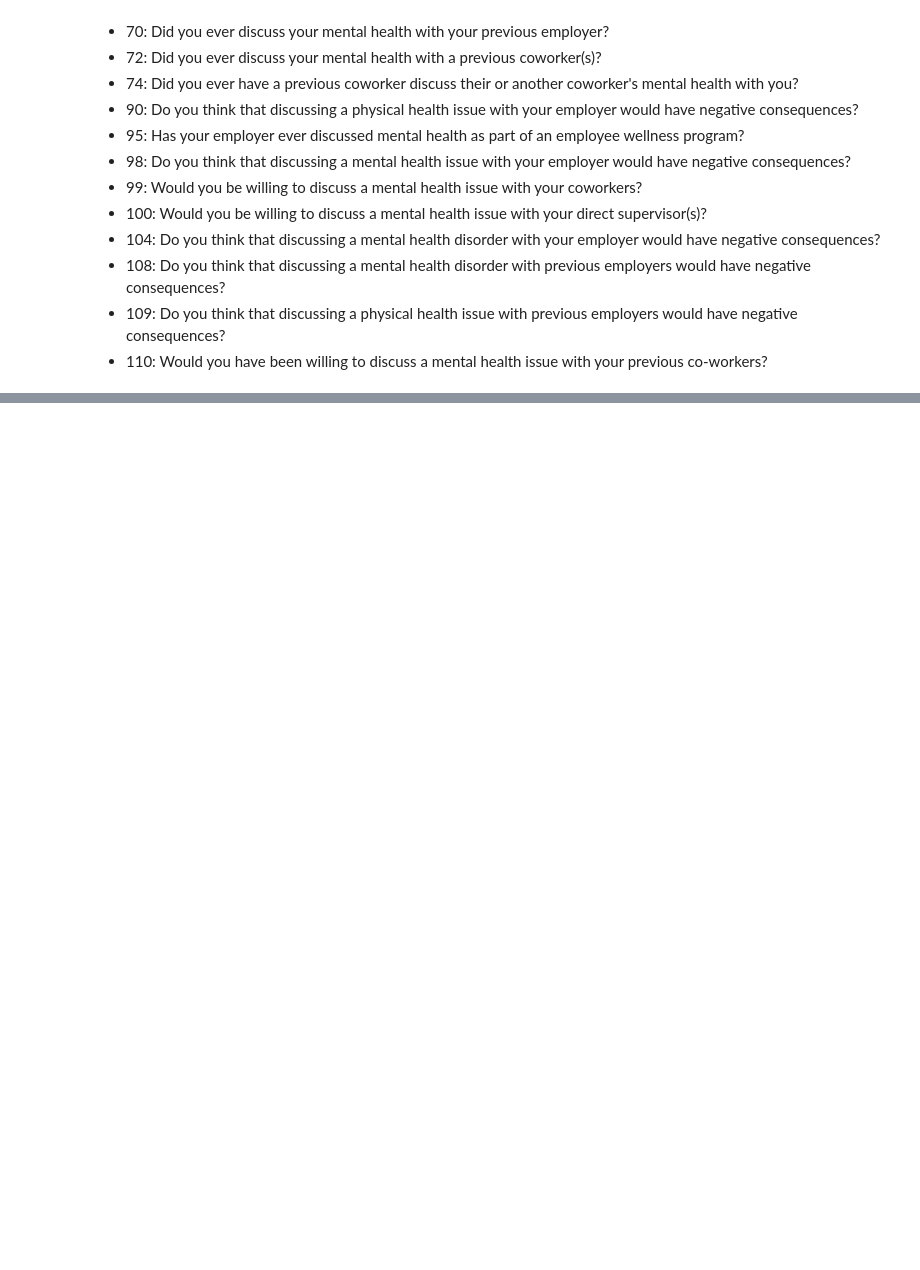
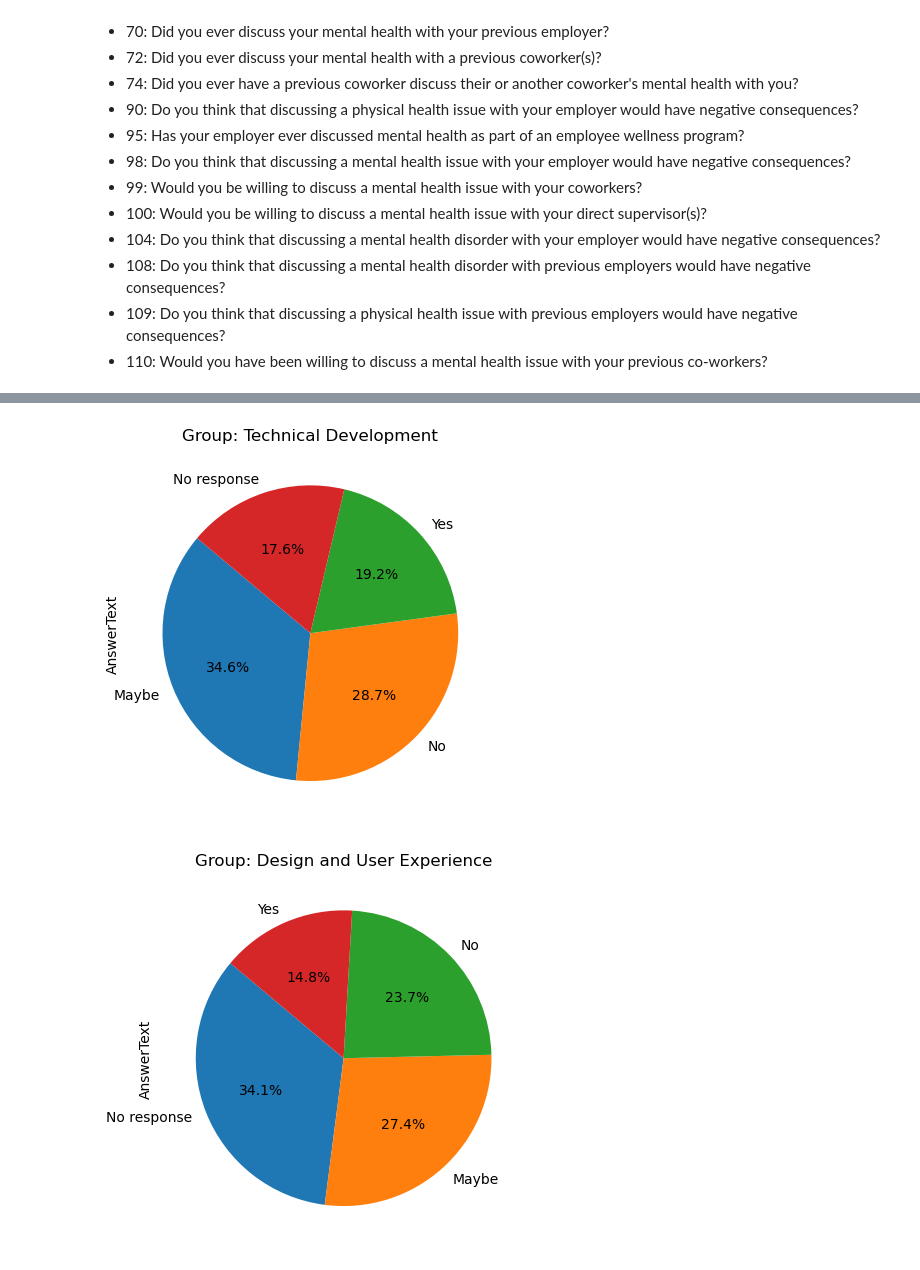
Before and after one commit to Itsamesamir/COMP0031, a Jupyter notebook: mentalHealth/jobRole.ipynb, the cells around one changed output, grey strips where cells are left out. Cells and saved outputs as stored; diff of their text form; code cells hidden in the pictures; blank space fills up the shorter version.

```diff
--- a/mentalHealth/jobRole.ipynb
+++ b/mentalHealth/jobRole.ipynb
@@ -157,5 +132,5 @@ for answer in unique_answers:
         user_groups['Business and Administrative'].extend(df[(df['QuestionID'] == 117) & (df['AnswerText'] == answer)]['UserID'].tolist())
 
 
-for group, user_ids in user_groups.items():
-    print(f"{group}: {user_ids}")
+# for group, user_ids in user_groups.items():
+#     print(f"{group}: {user_ids}")
@@ -179,12 +148,12 @@ Business and Administrative: [1296, 1349, 1359, 1499, 1583, 1624, 1635, 1651, 16
 # %%
 userInfoIds = [6, 7, 32, 33, 34, 78]
 
-for question_id in userInfoIds:
-    df['AnswerText'] = df['AnswerText'].replace(normalization_mapping)
-    unique_survey_ids = df[df['QuestionID'] == question_id]['SurveyID'].unique()
-    print("Years asked:", ", ".join(map(str, unique_survey_ids)))
+# for question_id in userInfoIds:
+#     df['AnswerText'] = df['AnswerText'].replace(normalization_mapping)
+#     unique_survey_ids = df[df['QuestionID'] == question_id]['SurveyID'].unique()
+#     print("Years asked:", ", ".join(map(str, unique_survey_ids)))
 
-    df[df['QuestionID'] == question_id]['AnswerText'].value_counts().plot(kind='pie', autopct='%1.1f%%', startangle=140)
-    question_text = df[df['QuestionID'] == question_id]['questiontext'].iloc[0]
-    plt.title("ID: " + str(question_id) + " " + question_text)
-    plt.show()
+#     df[df['QuestionID'] == question_id]['AnswerText'].value_counts().plot(kind='pie', autopct='%1.1f%%', startangle=140)
+#     question_text = df[df['QuestionID'] == question_id]['questiontext'].iloc[0]
+#     plt.title("ID: " + str(question_id) + " " + question_text)
+#     plt.show()
@@ -256,0 +194,45 @@ for question_id in discussQuestions:
+# %%
+question_ids = [15, 18, 19, 25, 28, 31, 58, 60, 62, 70, 72, 74, 90, 95, 98, 99, 100, 104, 108, 109, 110]
+
+import matplotlib.pyplot as plt
+
+question_id = 18
+
+
+
+# Get the answers for question 18
+answers = df[df['QuestionID'] == question_id]
+
+# Initialize a dictionary to store the counts for each group
+group_counts = {}
+
+# Iterate over the user groups
+for group, users in user_groups.items():
+    # Filter the answers for the users in the group
+    group_answers = answers[answers['UserID'].isin(users)]
+    # Count the unique answers for the group
+    group_counts[group] = group_answers['AnswerText'].value_counts()
+
+    # Plot the line graph for each group
+    # Plot the line graph for each group
+
+# Plot the pie chart for each group
+for group, counts in group_counts.items():
+    plt.figure()
+    counts.plot(kind='pie', autopct='%1.1f%%', startangle=140)
+    plt.title("Group: " + group)
+    plt.show()
+
+# Combine all pie charts into one line chart
+plt.figure()
+for group, counts in group_counts.items():
+    counts.plot(kind='line', marker='o', label=group)
+
+plt.xlabel('Answer')
+plt.ylabel('Count')
+plt.title("Question " + str(question_id) + " - Answers by Group")
+plt.legend()
+plt.show()
+# %% [output]
+[figure, added]
+[figure, added]
```
Also changed, not shown: parts of 11 cells of this notebook.
